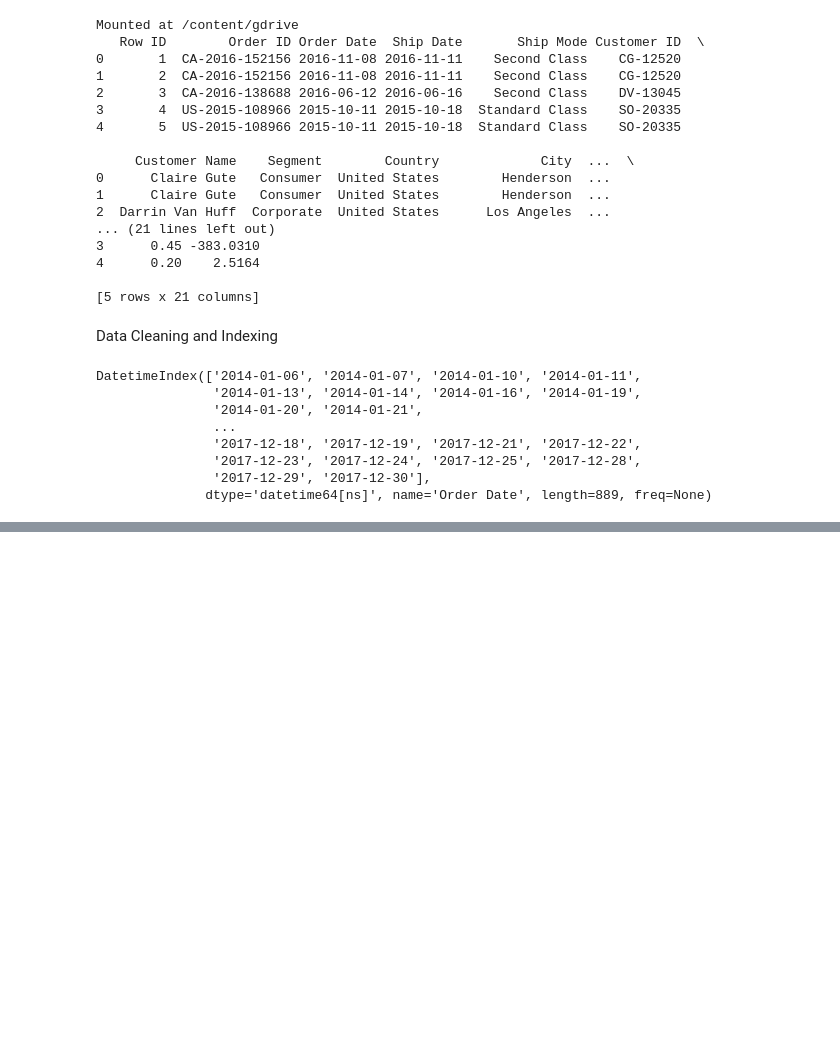
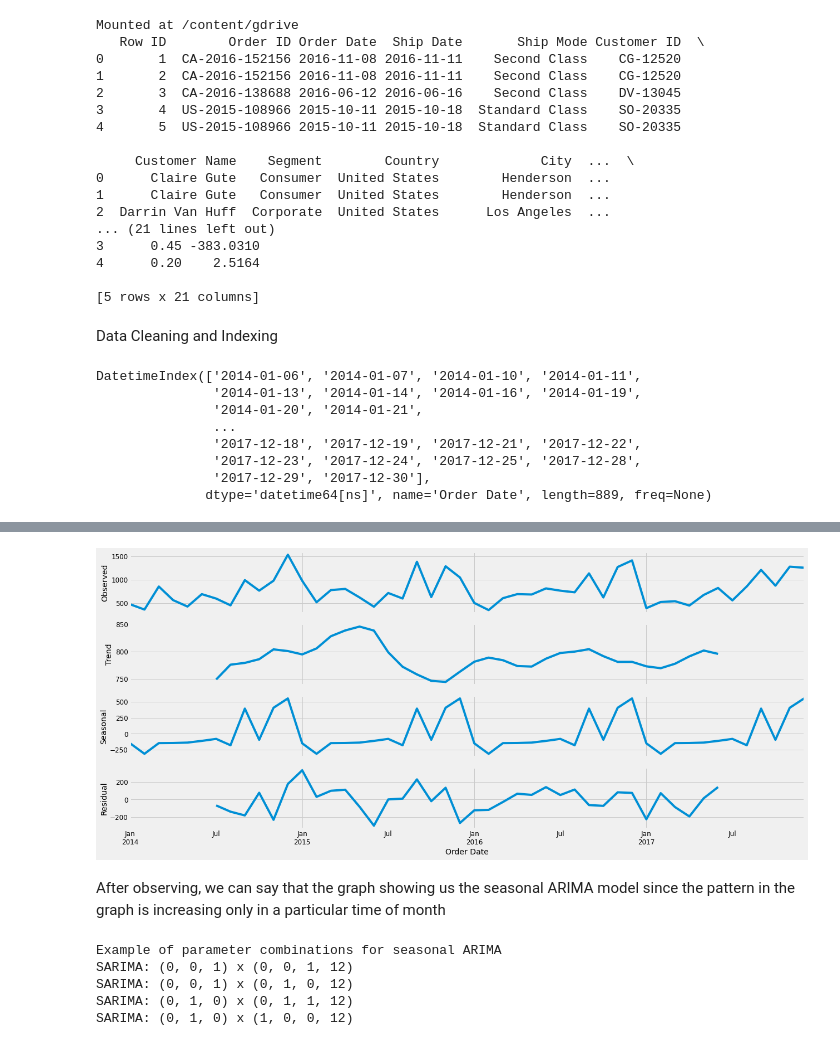
Before and after one commit to KritikaSati/Forecasting-Model, a Jupyter notebook: ForecastModel.ipynb, the cells around one changed output, grey strips where cells are left out. Cells and saved outputs as stored; diff of their text form; code cells hidden in the pictures; blank space fills up the shorter version.

```diff
--- a/ForecastModel.ipynb
+++ b/ForecastModel.ipynb
@@ -79,0 +103,25 @@ DatetimeIndex(['2014-01-06', '2014-01-07', '2014-01-10', '2014-01-11',
+# %%
+from pylab import rcParams  #parameters are imported
+rcParams['figure.figsize'] = 18, 8
+decomposition = sm.tsa.seasonal_decompose(y, model = 'additive')  #statistical model (sm used)
+fig = decomposition.plot()
+plt.show()
+# %% [output]
+[figure, added]
+# %% [markdown]
+After observing, we can say that the graph showing us the seasonal ARIMA model since the pattern in the graph is increasing only in a particular time of month
+# %%
+p = d = q = range(0, 2)
+pdq = list(itertools.product(p,d,q))
+seasonal_pdq = [(x[0], x[1], x[2], 12) for x in list(itertools.product(p,d,q))]
+print('Example of parameter combinations for seasonal ARIMA')
+print('SARIMA: {} x {}' .format(pdq[1], seasonal_pdq[1]))
+print('SARIMA: {} x {}' .format(pdq[1], seasonal_pdq[2]))
+print('SARIMA: {} x {}' .format(pdq[2], seasonal_pdq[3]))
+print('SARIMA: {} x {}' .format(pdq[2], seasonal_pdq[4]))
+# %% [output]
+Example of parameter combinations for seasonal ARIMA
+SARIMA: (0, 0, 1) x (0, 0, 1, 12)
+SARIMA: (0, 0, 1) x (0, 1, 0, 12)
+SARIMA: (0, 1, 0) x (0, 1, 1, 12)
+SARIMA: (0, 1, 0) x (1, 0, 0, 12)
```
Also changed, not shown: parts of 2 cells of this notebook.
